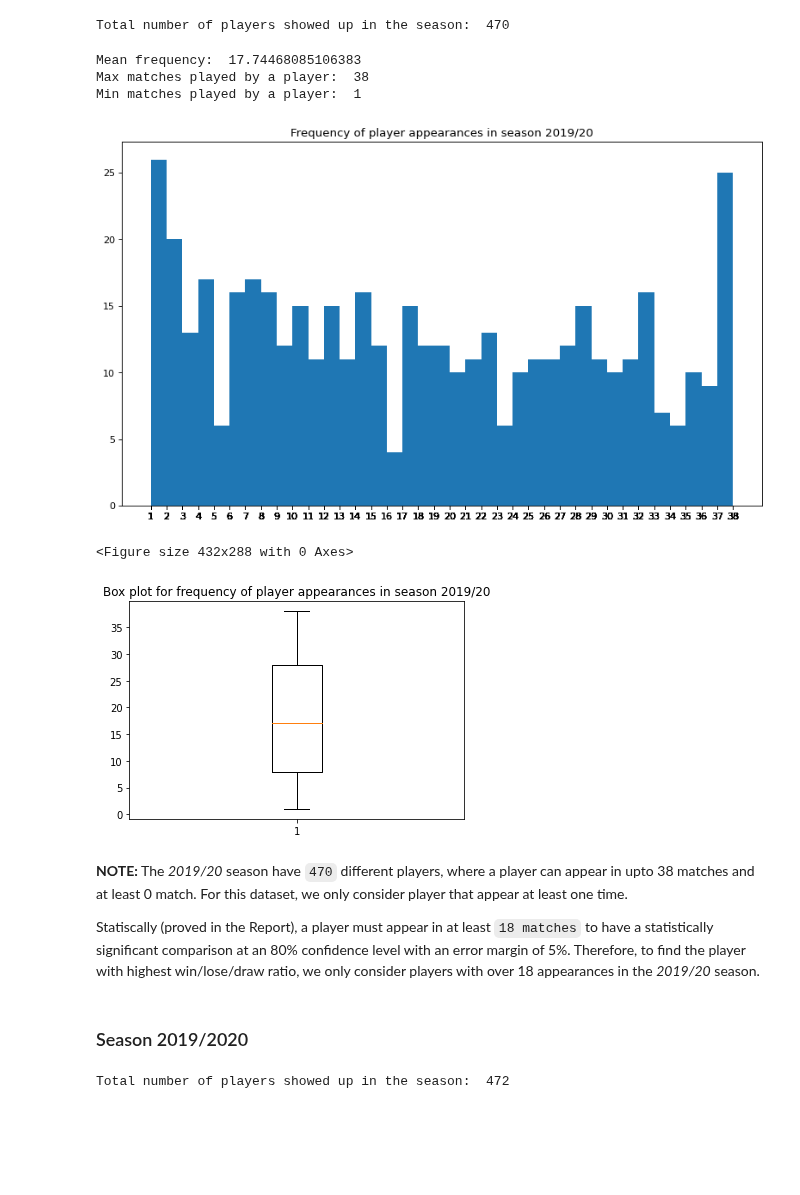
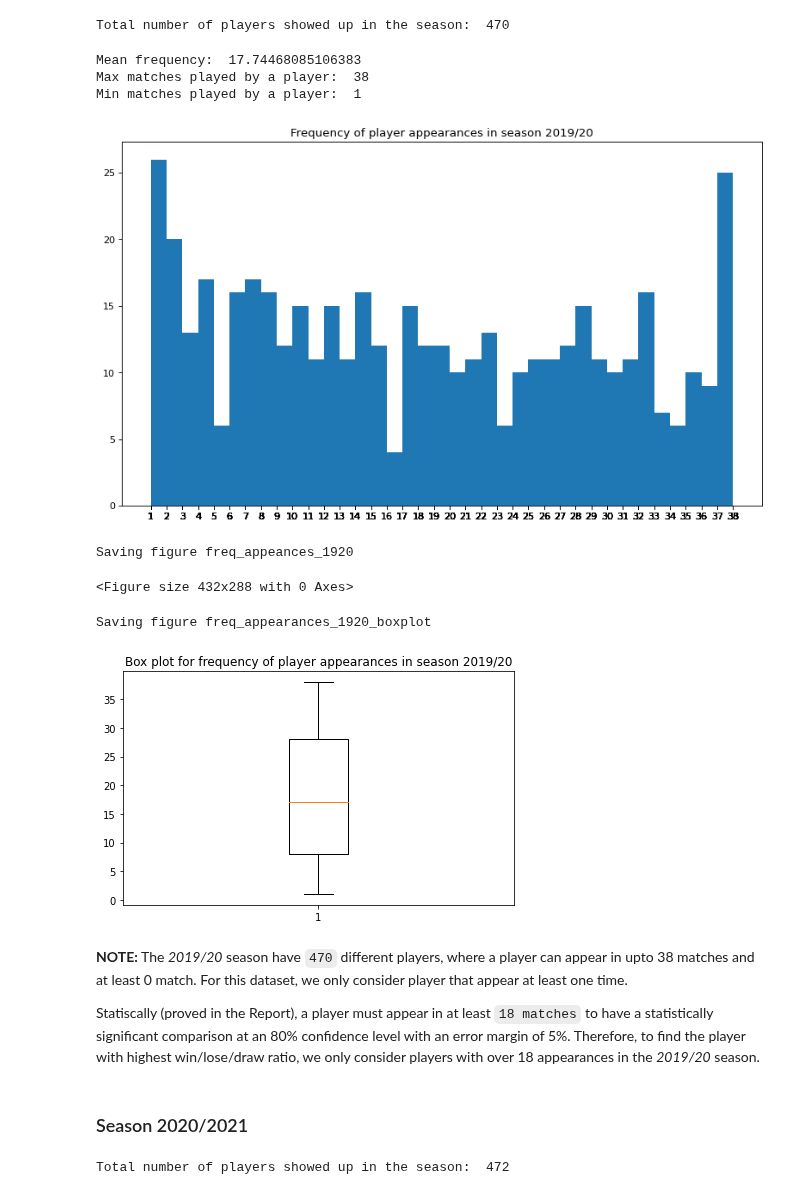
Before and after one commit to minhngt62/ds-epl-matches, a Jupyter notebook: notebooks/03.4_eda_on_integrated_data.ipynb, the cells around one changed output. Cells and saved outputs as stored; diff of their text form; code cells hidden in the pictures; blank space fills up the shorter version.

Commit message:
update integrated data eda

```diff
--- a/notebooks/03.4_eda_on_integrated_data.ipynb
+++ b/notebooks/03.4_eda_on_integrated_data.ipynb
@@ -9,16 +9,28 @@ import regex as re
 import seaborn as sns
 # %%
 pd.set_option("display.max_colwidth", None)
+# %%
+PRJ_ROOT_DIR = os.path.dirname(os.path.abspath(''))
+ROOT_DATA_PATH = os.path.join(PRJ_ROOT_DIR, 'data/tabular/integrate/lda')
+NOTE_DIR = os.path.join(PRJ_ROOT_DIR, 'notebooks')
+VIS_PATH = os.path.join(NOTE_DIR, 'images/03.4_eda_on_integrated_data')
+
+def save_fig(fig_id, tight_layout=True, fig_extension="png", resolution=300):
+    path = os.path.join(VIS_PATH, fig_id + "." + fig_extension)
+    print("Saving figure", fig_id)
+    if tight_layout:
+        plt.tight_layout()
+    plt.savefig(path, format=fig_extension, dpi=resolution)
 # %% [markdown]
 # 1. Load data
-# %%
-ROOT_DATA_PATH = "/Users/lggvu/Projects/HUST/Data-Science-Project/data/tabular/integrate/lda"
-VIS_PATH = "/Users/lggvu/Projects/HUST/Data-Science-Project/ds-epl-matches/notebooks/images/03.4_eda_on_integrated_data"
-os.chdir(ROOT_DATA_PATH)
-
-df_matches = pd.read_csv("matches.csv")
-df_id = pd.read_csv("matches_with_playerid.csv")
-df_players = pd.read_csv("players.csv")
+# %%
+df_matches = pd.read_csv(os.path.join(ROOT_DATA_PATH, "matches.csv"))
+df_id = pd.read_csv(os.path.join(ROOT_DATA_PATH, "matches_with_playerid.csv"))
+df_players = pd.read_csv(os.path.join(ROOT_DATA_PATH, "players.csv"))
+# %%
+# add away_result column
+df_id['away_result'] = np.where(df_id['home_result'] == 'win', 'lose',
+                             np.where(df_id['home_result'] == 'lose', 'win', 'draw'))
 # %%
 df_matches
 # %% [output]
@@ -101,26 +113,28 @@ plt.hist(freq, bins=np.arange(freq.min(), freq.max()+1))
 plt.xticks(freq)
 plt.title("Frequency of player appearances in season 2019/20")
 plt.show()
-plt.savefig(os.path.join(VIS_PATH, "freq_appeances_1920"))
+save_fig("freq_appeances_1920")
 # %% [output]
 Mean frequency:  17.74468085106383
 Max matches played by a player:  38
 Min matches played by a player:  1
 [figure]
-<Figure size 432x288 with 0 Axes>
+Saving figure freq_appeances_1920
+<Figure size 432x288 with 0 Axes>
 # %%
 plt.boxplot(freq)
 plt.title("Box plot for frequency of player appearances in season 2019/20")
-plt.savefig(os.path.join(VIS_PATH, "freq_appearances_1920_boxplot.png"))
+save_fig("freq_appearances_1920_boxplot")
 # %% [output]
+Saving figure freq_appearances_1920_boxplot
-[figure, old version]
+[figure, new version]
 # %% [markdown]
 **NOTE:** The *2019/20* season have `470` different players, where a player can appear in upto 38 matches and at least 0 match. For this dataset, we only consider player that appear at least one time.
 
 Statiscally (proved in the Report), a player must appear in at least `18 matches` to have a statistically significant comparison at an 80% confidence level with an error margin of 5%.
 Therefore, to find the player with highest win/lose/draw ratio, we only consider players with over 18 appearances in the *2019/20* season.
 # %% [markdown]
-### Season 2019/2020
+### Season 2020/2021
 # %%
 df_2021 = df_id[df_id['season']=='2020/21']
 df_2021
```
Also changed, not shown: parts of 58 cells of this notebook, 3 other files.
